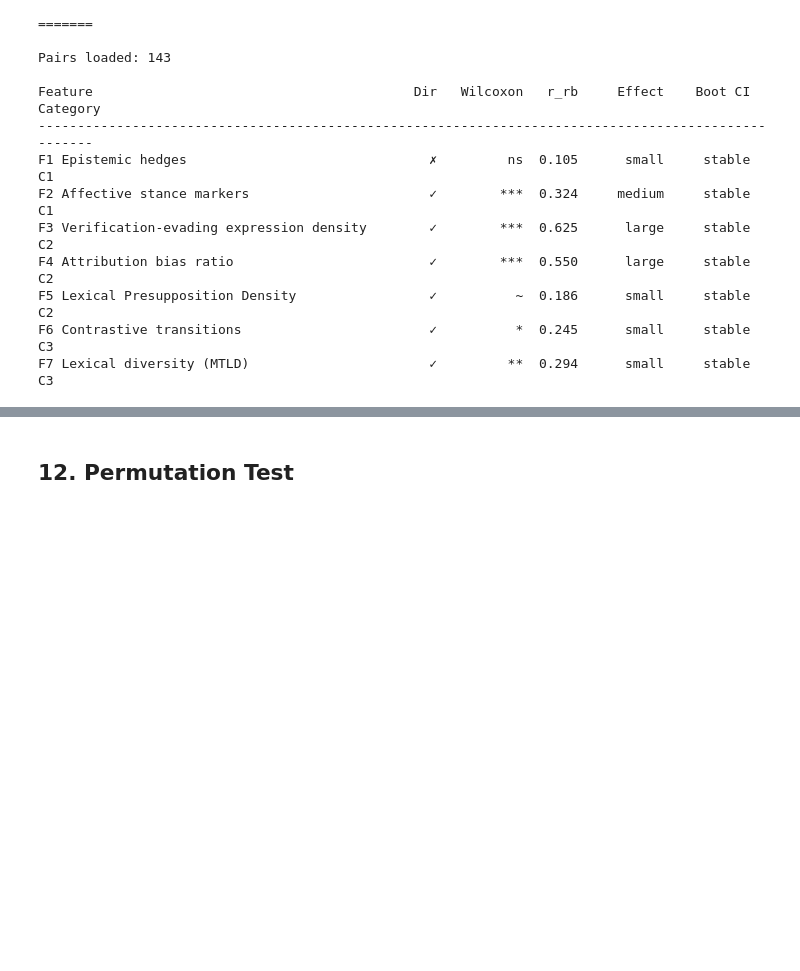
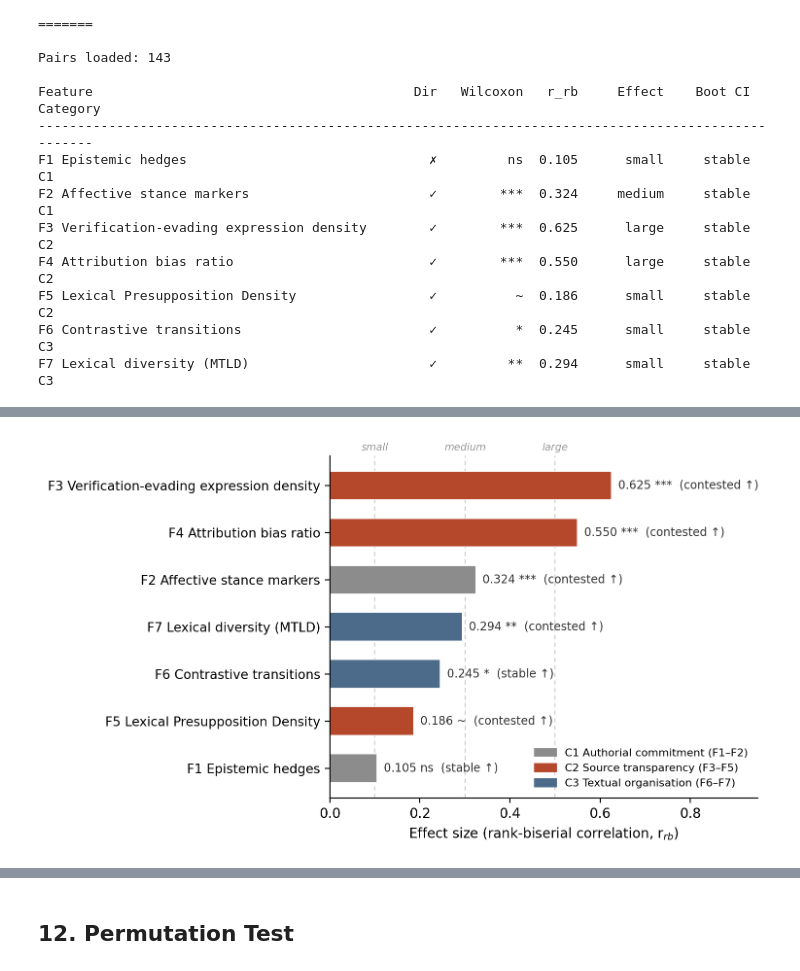
Before and after one commit to maoyuqing50-code/Wiki-Linguistic-Analysis, a Jupyter notebook: wikipedia_analysis_v5_EN.ipynb, the cells around one changed output, grey strips where cells are left out. Cells and saved outputs as stored; diff of their text form; code cells hidden in the pictures; blank space fills up the shorter version.

```diff
--- a/wikipedia_analysis_v5_EN.ipynb
+++ b/wikipedia_analysis_v5_EN.ipynb
@@ -1033,0 +997,55 @@ plt.show()
+# %%
+# ── Per-feature effect size ranking, with direction ────────────────────────
+import matplotlib.pyplot as plt
+import matplotlib.patches as mpatches
+import numpy as np
+
+plt.rcParams['font.family'] = 'DejaVu Sans'
+plt.rcParams['axes.spines.top'] = False
+plt.rcParams['axes.spines.right'] = False
+
+CAT_COLOR = {"C1": "#8C8C8C", "C2": "#B5482A", "C3": "#4C6B8A"}
+CAT_LABEL = {
+    "C1": "C1 Authorial commitment (F1\u2013F2)",
+    "C2": "C2 Source transparency (F3\u2013F5)",
+    "C3": "C3 Textual organisation (F6\u2013F7)",
+}
+
+# direction_higher: 'C' = contested组更高, 'S' = stable组更高（来自cell 22的Diff%符号）
+DIRECTION = {
+    'f1_hedge': 'S', 'f2_affective': 'C', 'f3_verification_evading': 'C',
+    'f4_attrib_bias': 'C', 'f5_presupposition': 'C', 'f6_contrastive': 'S', 'f7_mtld': 'C',
+}
+
+data_sorted = sorted(raw_results, key=lambda r: r['r_rb'], reverse=True)
+labels = [LABELS[r['feature']] for r in data_sorted]
+values = [r['r_rb'] for r in data_sorted]
+sigs   = [r['sig'] for r in data_sorted]
+colors = [CAT_COLOR[CATEGORY_MAP[r['feature']]] for r in data_sorted]
+dirs   = [DIRECTION[r['feature']] for r in data_sorted]
+
+fig, ax = plt.subplots(figsize=(7.6, 4.4), dpi=200)
+y_pos = np.arange(len(labels))[::-1]
+bars = ax.barh(y_pos, values, color=colors, height=0.6, edgecolor='white', linewidth=0.6)
+
+for thresh in [0.1, 0.3, 0.5]:
+    ax.axvline(thresh, color='#CCCCCC', linewidth=0.8, linestyle=(0, (4, 3)), zorder=0)
+
+for y, v, s, d in zip(y_pos, values, sigs, dirs):
+    dir_text = "contested \u2191" if d == 'C' else "stable \u2191"
+    ax.text(v + 0.015, y, f"{v:.3f} {s}  ({dir_text})", va='center', ha='left', fontsize=8.5, color='#333333')
+
+ax.set_yticks(y_pos)
+ax.set_yticklabels(labels, fontsize=9.5)
+ax.set_xlabel("Effect size (rank-biserial correlation, r$_{rb}$)", fontsize=10)
+ax.set_xlim(0, 0.95)
+for thresh, name in [(0.1, "small"), (0.3, "medium"), (0.5, "large")]:
+    ax.text(thresh, len(labels)-0.3, name, fontsize=7.5, color='#999999', ha='center', va='bottom', style='italic')
+
+legend_patches = [mpatches.Patch(color=CAT_COLOR[c], label=CAT_LABEL[c]) for c in ["C1","C2","C3"]]
+ax.legend(handles=legend_patches, loc='lower right', fontsize=8, frameon=False)
+plt.tight_layout()
+plt.savefig('fig1_per_feature_with_direction.png', dpi=200, bbox_inches='tight')
+plt.show()
+# %% [output]
+[figure, added]
```
Also changed, not shown: parts of 9 cells of this notebook.
